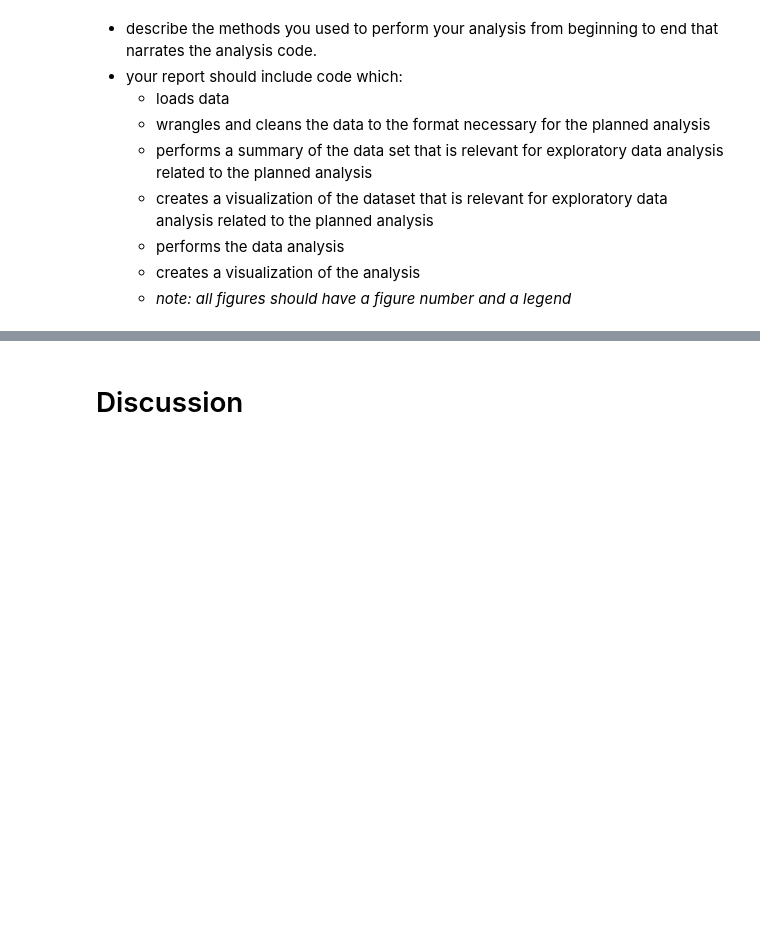
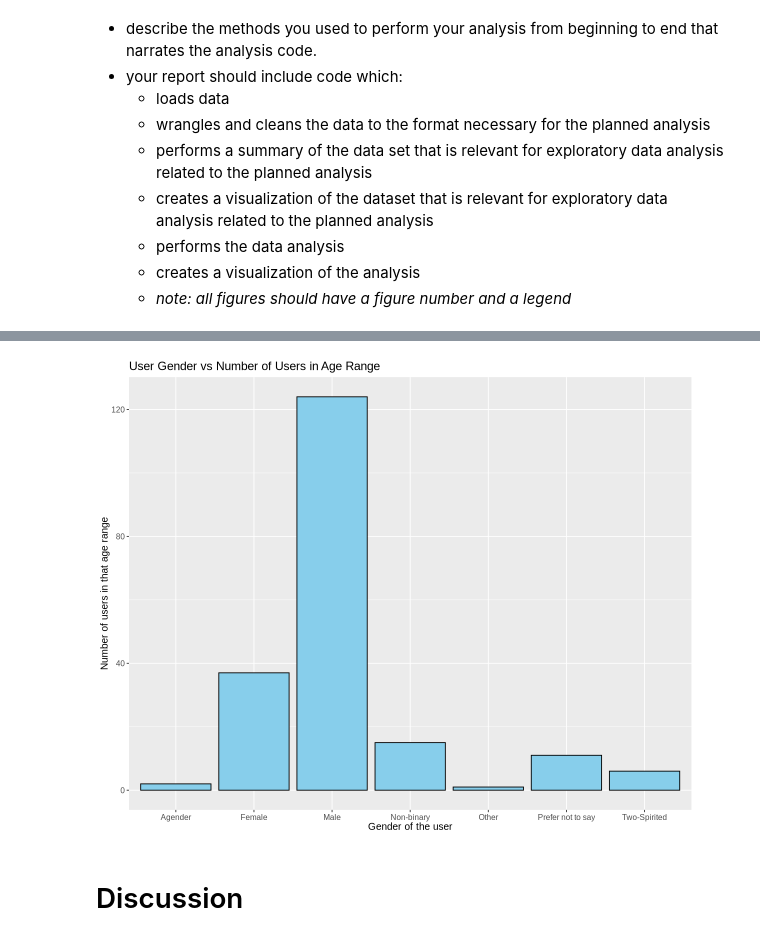
Before and after one commit to arevaura/dsci-100-2024w2-group-9, a Jupyter notebook: DSCI 100 007 - Group 9 Final Report.ipynb, the cells around one changed output, grey strips where cells are left out. Cells and saved outputs as stored; diff of their text form; code cells hidden in the pictures; blank space fills up the shorter version.

Commit message:
Added new plot
Added a gender vs number of users plot

```diff
--- a/DSCI 100 007 - Group 9 Final Report.ipynb
+++ b/DSCI 100 007 - Group 9 Final Report.ipynb
@@ -122,3 +123,14 @@ Warning message:
+# %%
+gender_plot <- players |>
+    ggplot(aes(x = gender)) +
+    geom_bar(fill = "skyblue", color = "black") +
+    labs(x = "Gender of the user",
+         y = "Number of users in that age range",
+         title = "User Gender vs Number of Users in Age Range") +
+    theme(text = element_text(size = 12))
+gender_plot
+# %% [output]
+[figure, added]
 # %% [markdown]
 # Discussion
 # %% [markdown]
```
Also changed, not shown: parts of 2 cells of this notebook.
